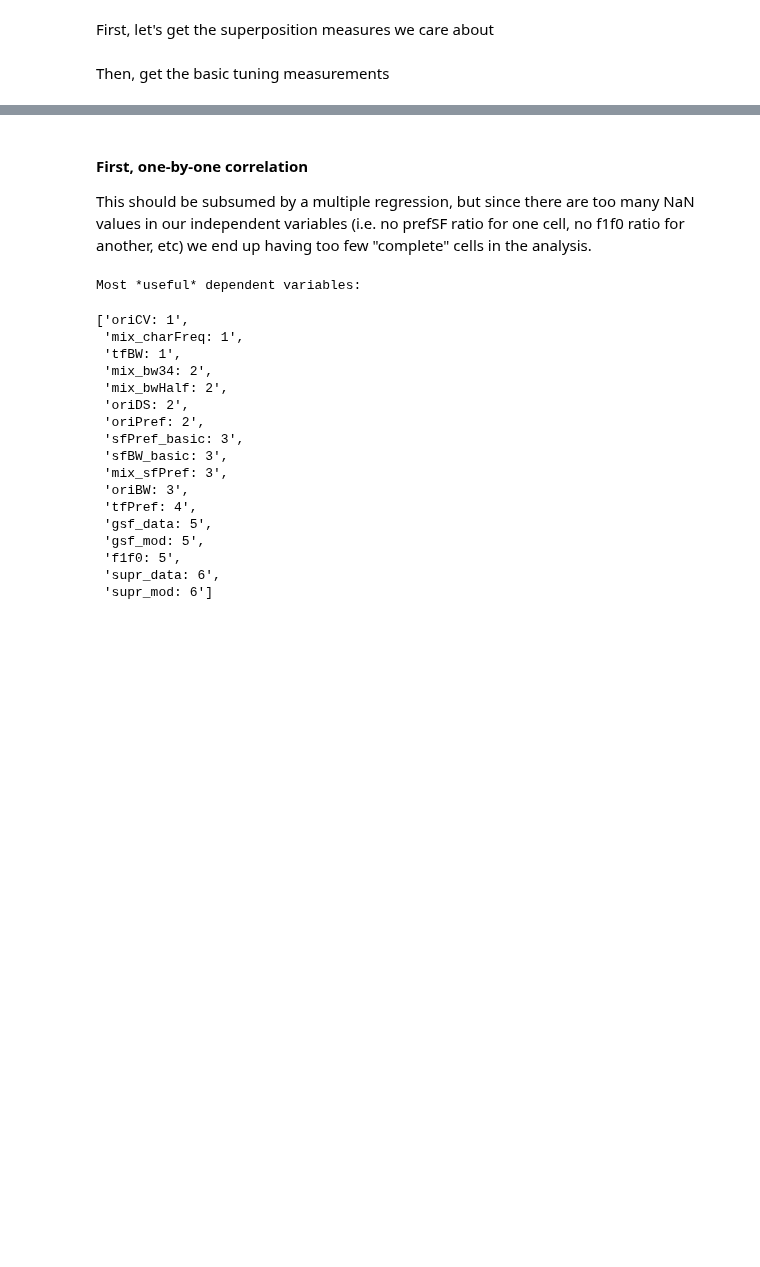
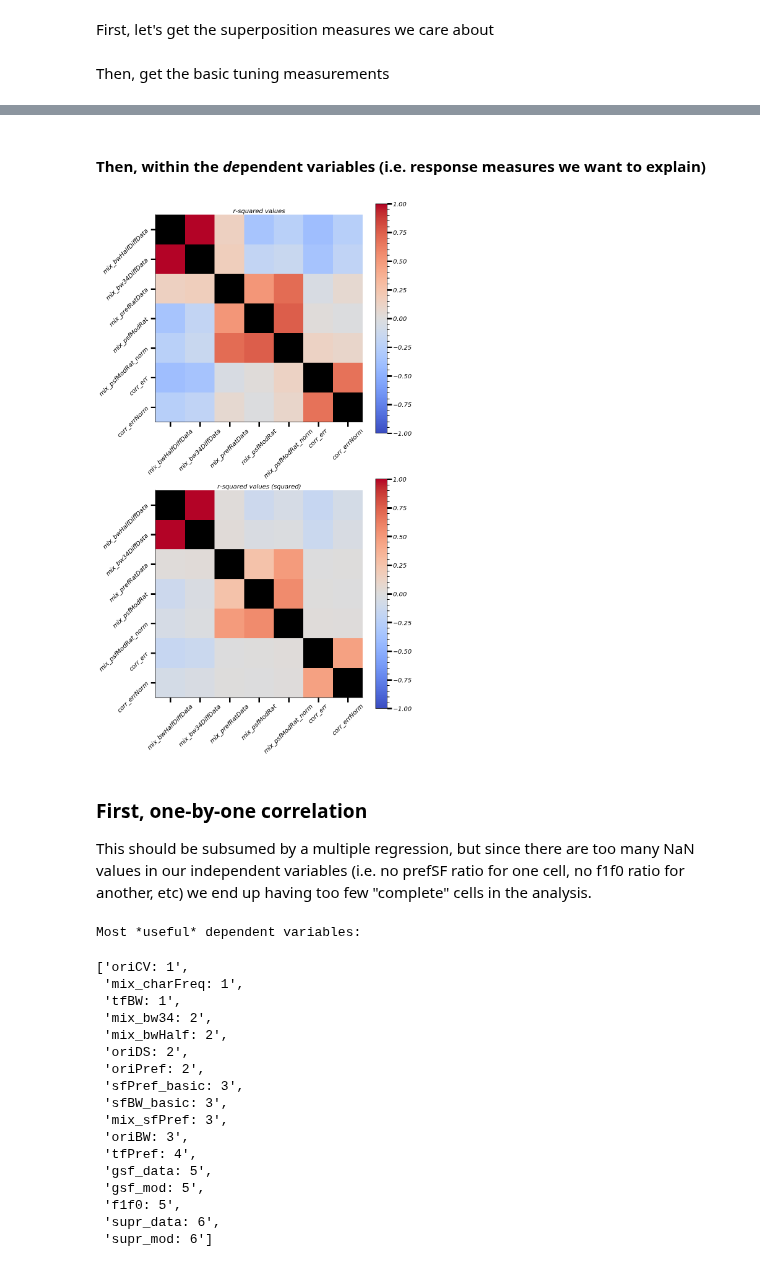
Before and after one commit to paul-levy/SF-diversity, a Jupyter notebook: descrAnalysisV1-allExps.ipynb, the cells around one changed output, grey strips where cells are left out. Cells and saved outputs as stored; diff of their text form; code cells hidden in the pictures; blank space fills up the shorter version.

```diff
--- a/descrAnalysisV1-allExps.ipynb
+++ b/descrAnalysisV1-allExps.ipynb
@@ -1942,5 +1975,34 @@ import statsmodels.api as sm
+# %% [markdown]
+#### Then,  within the *de*pendent variables (i.e. response measures we want to explain)
+# %%
+df = pd.DataFrame(all_dep.transpose(), columns=all_dep_names)
+# %%
+f, ax = plt.subplots(2, 1, figsize=(15, 2*15));
+
+for i in range(2):
+    plt.sca(ax[i])
+
+    corrs = np.array(df.corr());
+    xdiag, ydiag = np.diag_indices_from(corrs)
+    corrs[xdiag, ydiag] = np.nan;
+    cmp = cm.coolwarm;
+    cmp.set_bad('black')
+    if i == 1:
+        im = ax[i].imshow(np.sign(corrs)*np.square(corrs), cmap=cmp, vmin=-1, vmax=1);
+    else:
+        im = ax[i].imshow(corrs, cmap=cmp, vmin=-1, vmax=1);
+    plt.xticks(np.arange(len(all_dep_names)), all_dep_names, rotation=45);
+    plt.yticks(np.arange(len(all_dep_names)), all_dep_names, rotation=45);
+    plt.tick_params(axis='both', which='minor', left=False, bottom=False)
+    f.colorbar(im, ax=ax[i]);
+    if i == 0:
+        ax[i].set_title('r-squared values')
+    else:
+        ax[i].set_title('r-squared values (squared)')
+# %% [output]
+[figure, added]
 # %% [markdown]
-#### First, one-by-one correlation
+### First, one-by-one correlation
 This should be subsumed by a multiple regression, but since there are too many NaN values in our independent variables (i.e. no prefSF ratio for one cell, no f1f0 ratio for another, etc) we end up having too few "complete" cells in the analysis.
 # %%
 n_deps = all_dep.shape[0];
```
Also changed, not shown: parts of 22 cells of this notebook, 2 other files.
